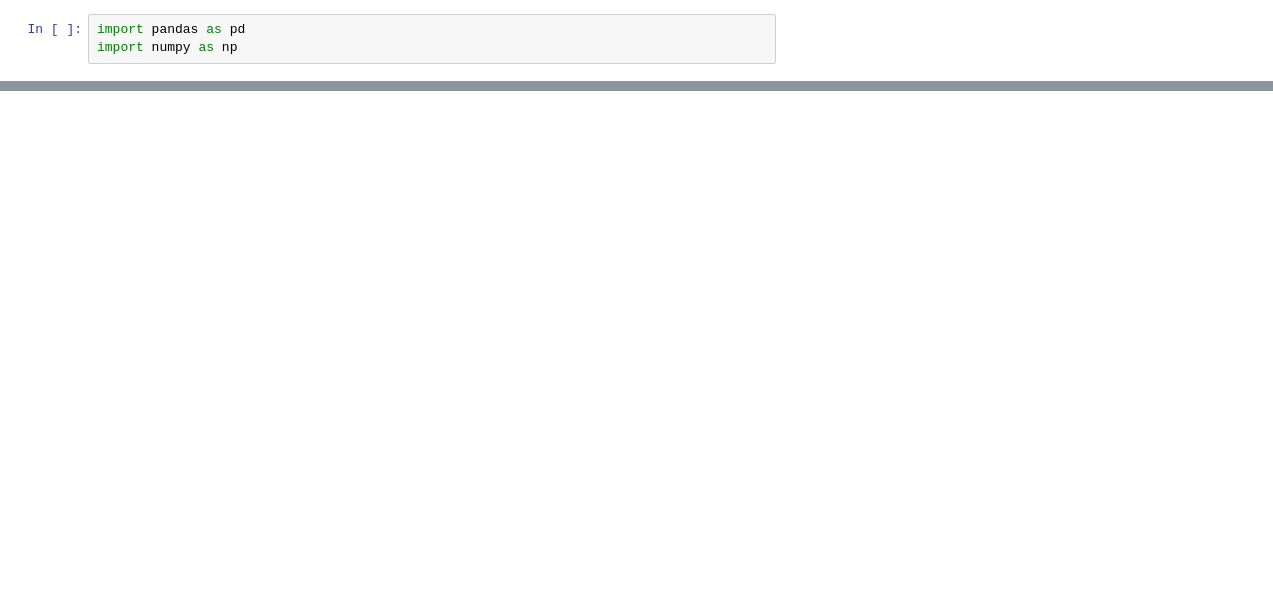
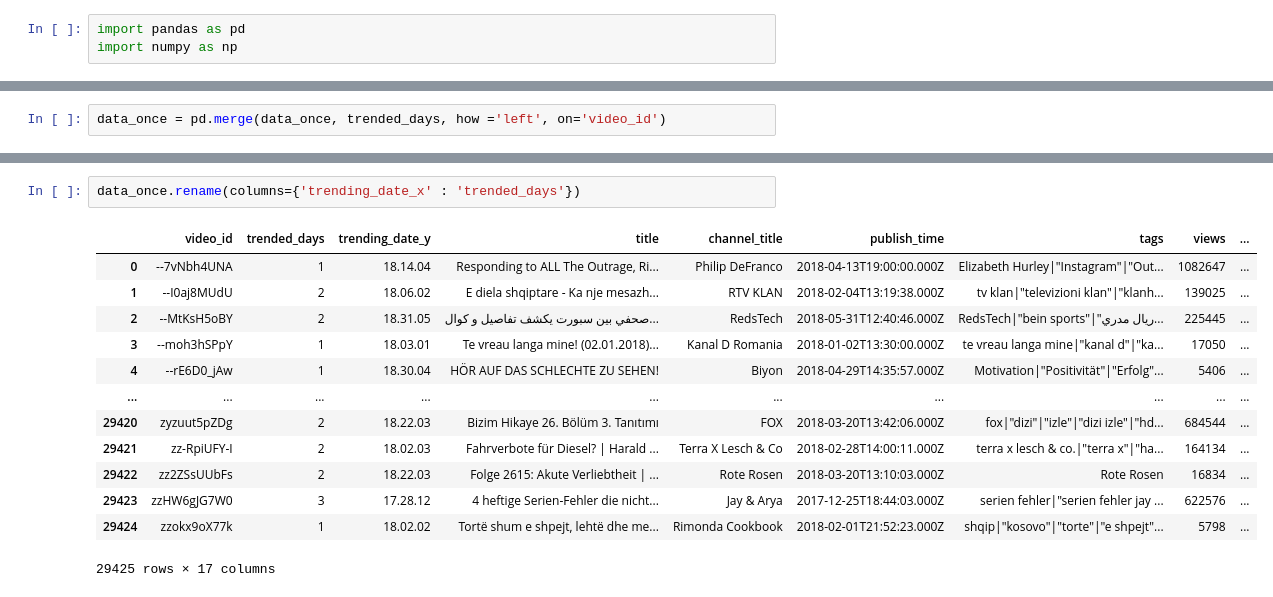
Before and after one commit to tbertho/YouTube_Trends_Analyse, a Jupyter notebook: Trend Verlauf Analyse.ipynb, the cells around one changed output, grey strips where cells are left out. Drawn from its saved outputs; the diff is of its cells as text; blank space fills up the shorter version.

```diff
--- a/Trend Verlauf Analyse.ipynb
+++ b/Trend Verlauf Analyse.ipynb
@@ -44,0 +99,2 @@ data.corr()
+# %%
+data_once = pd.merge(data_once, trended_days, how ='left', on='video_id')
@@ -44,0 +110,16 @@ data.corr()
+# %%
+data_once.rename(columns={'trending_date_x' : 'trended_days'})
+# %% [output]
+|  | video_id | trended_days | trending_date_y | title | channel_title | publish_time | tags | views | ... |
+| 0 | --7vNbh4UNA | 1 | 18.14.04 | Responding to ALL The Outrage, Ri... | Philip DeFranco | 2018-04-13T19:00:00.000Z | Elizabeth Hurley|"Instagram"|"Out... | 1082647 | ... |
+| 1 | --I0aj8MUdU | 2 | 18.06.02 | E diela shqiptare - Ka nje mesazh... | RTV KLAN | 2018-02-04T13:19:38.000Z | tv klan|"televizioni klan"|"klanh... | 139025 | ... |
+| 2 | --MtKsH5oBY | 2 | 18.31.05 | صحفي بين سبورت يكشف تفاصيل و كوال... | RedsTech | 2018-05-31T12:40:46.000Z | RedsTech|"bein sports"|"ريال مدري... | 225445 | ... |
+| 3 | --moh3hSPpY | 1 | 18.03.01 | Te vreau langa mine! (02.01.2018)... | Kanal D Romania | 2018-01-02T13:30:00.000Z | te vreau langa mine|"kanal d"|"ka... | 17050 | ... |
+| 4 | --rE6D0_jAw | 1 | 18.30.04 | HÖR AUF DAS SCHLECHTE ZU SEHEN! | Biyon | 2018-04-29T14:35:57.000Z | Motivation|"Positivität"|"Erfolg"... | 5406 | ... |
+| ... | ... | ... | ... | ... | ... | ... | ... | ... | ... |
+| 29420 | zyzuut5pZDg | 2 | 18.22.03 | Bizim Hikaye 26. Bölüm 3. Tanıtımı | FOX | 2018-03-20T13:42:06.000Z | fox|"dizi"|"izle"|"dizi izle"|"hd... | 684544 | ... |
+| 29421 | zz-RpiUFY-I | 2 | 18.02.03 | Fahrverbote für Diesel? | Harald ... | Terra X Lesch & Co | 2018-02-28T14:00:11.000Z | terra x lesch & co.|"terra x"|"ha... | 164134 | ... |
+| 29422 | zz2ZSsUUbFs | 2 | 18.22.03 | Folge 2615: Akute Verliebtheit | ... | Rote Rosen | 2018-03-20T13:10:03.000Z | Rote Rosen | 16834 | ... |
+| 29423 | zzHW6gJG7W0 | 3 | 17.28.12 | 4 heftige Serien-Fehler die nicht... | Jay & Arya | 2017-12-25T18:44:03.000Z | serien fehler|"serien fehler jay ... | 622576 | ... |
+| 29424 | zzokx9oX77k | 1 | 18.02.02 | Tortë shum e shpejt, lehtë dhe me... | Rimonda Cookbook | 2018-02-01T21:52:23.000Z | shqip|"kosovo"|"torte"|"e shpejt"... | 5798 | ... |
+29425 rows × 17 columns
```
Also changed, not shown: parts of 17 cells of this notebook.
